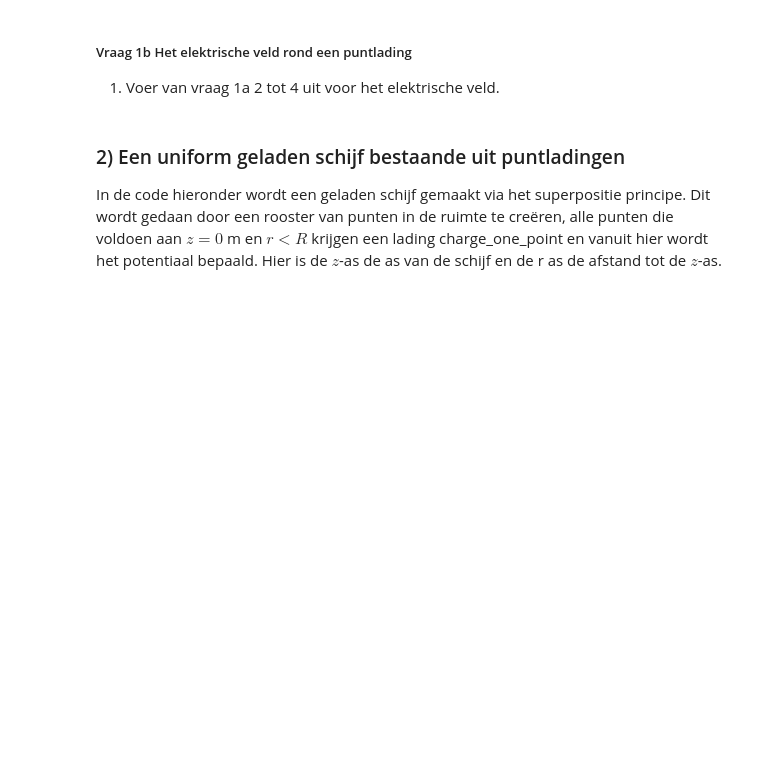
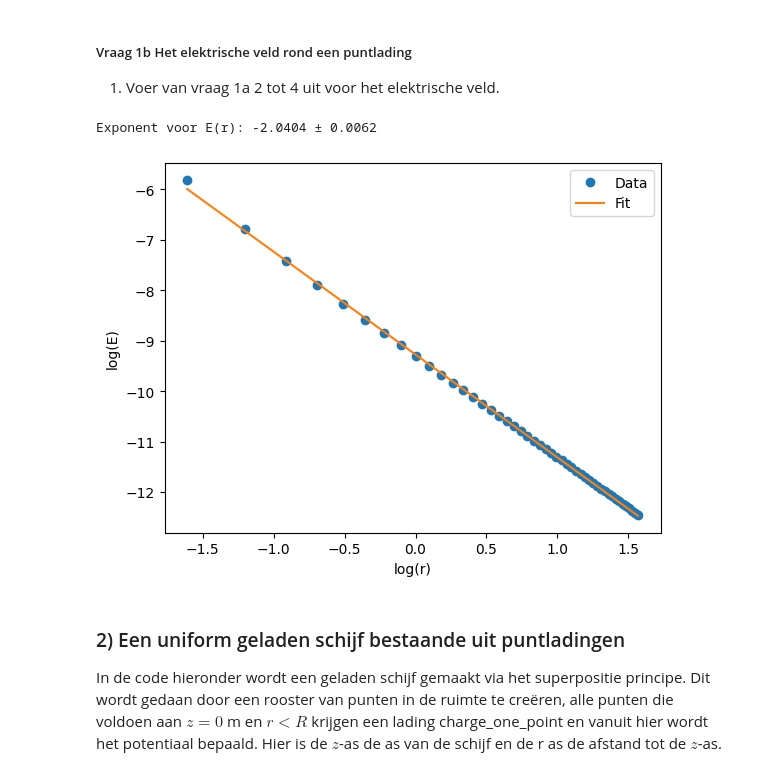
Before and after one commit to florisdekker148-bit/Floris-opdrachten-DEF-D, a Jupyter notebook: DigitaleOntwerpopdrachten/1CondensatorOpdracht/CondensatorOntwerpopdracht.ipynb, the cells around one changed output. Saved outputs shown, nothing was run; the diff lists cells and outputs as text; code cells hidden in the pictures; blank space fills up the shorter version.

```diff
--- a/DigitaleOntwerpopdrachten/1CondensatorOpdracht/CondensatorOntwerpopdracht.ipynb
+++ b/DigitaleOntwerpopdrachten/1CondensatorOpdracht/CondensatorOntwerpopdracht.ipynb
@@ -94,9 +119,28 @@ plot_results_pt_charge_at_origin(Ez, Er, normE, V, r, z, grid_step)
 ##### Vraag 1b Het elektrische veld rond een puntlading
 1. Voer van vraag 1a 2 tot 4 uit voor het elektrische veld.
 # %%
-###
-###Hier jouw code###
-###
+m_E = normE.shape[0] // 2
+
+r_vals_E = r_for_E[1:]
+E_vals = normE[m_E, 1:]
+
+log_r_E = np.log(r_vals_E)
+log_E = np.log(E_vals)
+
+popt_E, pcov_E = curve_fit(linear_model, log_r_E, log_E)
+a_fit_E, b_fit_E = popt_E
+u_a_E = np.sqrt(pcov_E[0,0])
+print(f"Exponent voor E(r): {a_fit_E:.4f} ± {u_a_E:.4f}")
+
+plt.plot(log_r_E, log_E, 'o', label="Data")
+plt.plot(log_r_E, linear_model(log_r_E, *popt_E), label="Fit")
+plt.legend()
+plt.xlabel("log(r)")
+plt.ylabel("log(E)")
+plt.show()
+# %% [output]
+Exponent voor E(r): -2.0404 ± 0.0062
+[figure, added]
 # %% [markdown]
 ### 2) Een uniform geladen schijf bestaande uit puntladingen
 
```
Also changed, not shown: parts of 9 cells of this notebook.
